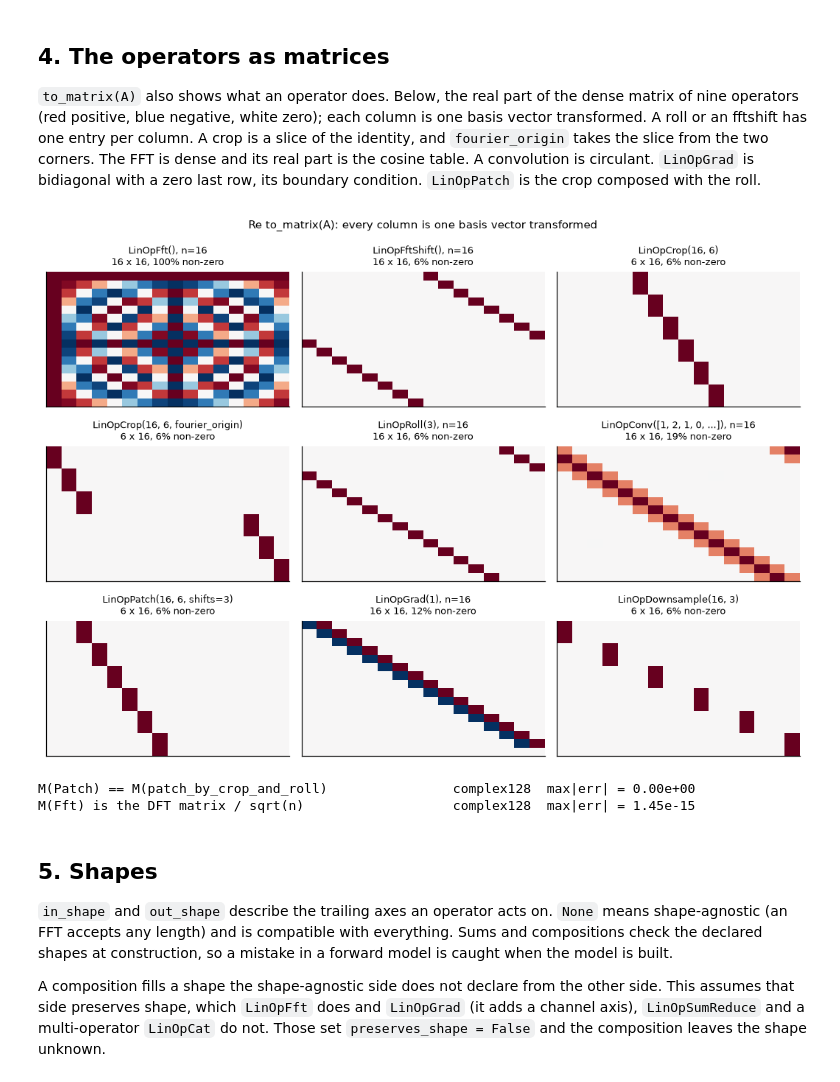
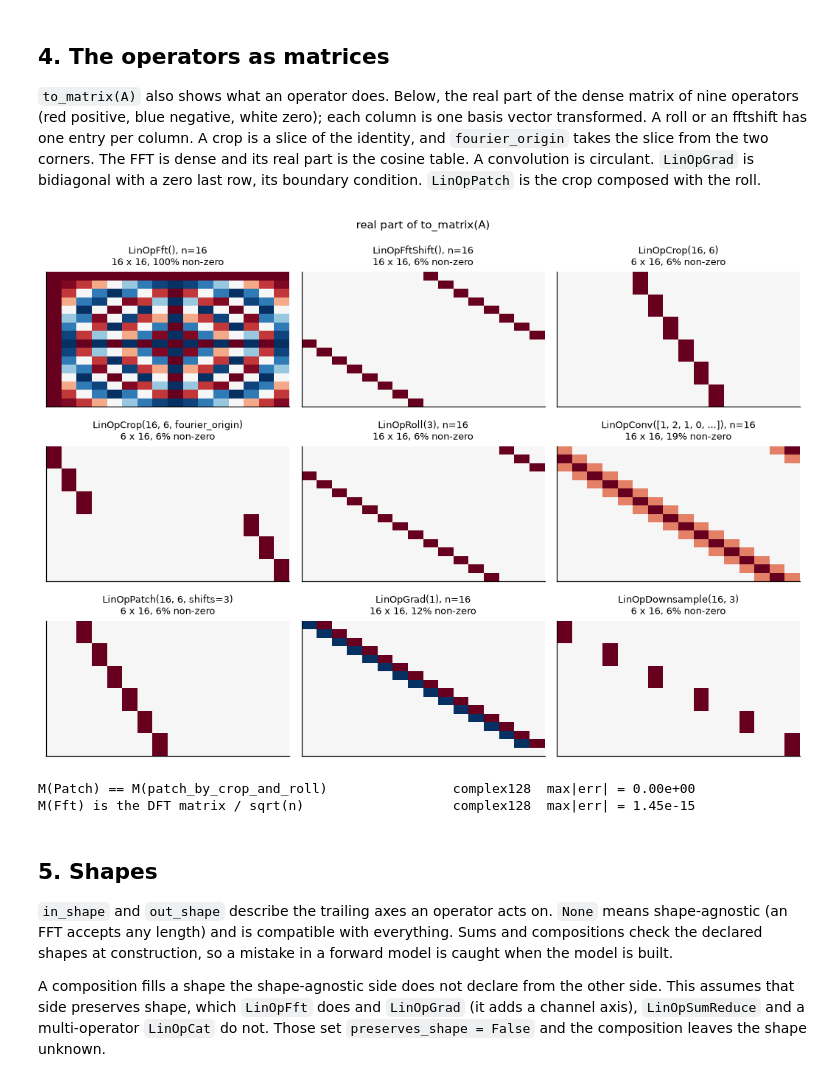
Before and after one commit to jon-dong/minimal-linop, a Jupyter notebook: notebooks/02_what_it_computes.ipynb, the cells around one changed output. Drawn from its saved outputs; the diff is of its cells as text; code cells hidden in the pictures.

```diff
--- a/notebooks/02_what_it_computes.ipynb
+++ b/notebooks/02_what_it_computes.ipynb
@@ -220,35 +220,35 @@ LinOpSumReduce(dim=0, size=3)                        raises      ValueError: dim
 # %%
 gallery = [
     ("LinOpFft(), n=16", LinOpFft(), 16),
     ("LinOpFftShift(), n=16", LinOpFftShift(), 16),
     ("LinOpCrop(16, 6)", LinOpCrop(16, 6), 16),
     ("LinOpCrop(16, 6, fourier_origin)", LinOpCrop(16, 6, fourier_origin=True), 16),
     ("LinOpRoll(3), n=16", LinOpRoll(3), 16),
     ("LinOpConv([1, 2, 1, 0, ...]), n=16", LinOpConv(torch.tensor([1.0, 2.0, 1.0] + [0.0] * 13, dtype=F64)), 16),
     ("LinOpPatch(16, 6, shifts=3)", LinOpPatch(16, 6, shifts=3), 16),
     ("LinOpGrad(1), n=16", LinOpGrad(1), 16),
     ("LinOpDownsample(16, 3)", LinOpDownsample(16, 3), 16),
 ]
 fig, axes = plt.subplots(3, 3, figsize=(9.6, 6.9))
 for ax, (name, op, n) in zip(axes.ravel(), gallery):
     M = dense(op, in_shape=n).numpy()
     lim = max(abs(M.real).max(), 1e-12)
     ax.imshow(M.real, cmap="RdBu_r", vmin=-lim, vmax=lim, aspect="auto", interpolation="nearest")
     ax.set_title(f"{name}\n{M.shape[0]} x {M.shape[1]}, {100*(abs(M) > 1e-12).mean():.0f}% non-zero",
                  fontsize=8.5)
     ax.grid(False); ax.set_xticks([]); ax.set_yticks([])
-fig.suptitle("Re to_matrix(A): every column is one basis vector transformed", fontsize=10)
+fig.suptitle("real part of to_matrix(A)", fontsize=10)
 fig.tight_layout()
 plt.show()
 
 check("M(Patch) == M(patch_by_crop_and_roll)", dense(LinOpPatch(16, 6, shifts=3), in_shape=16),
       dense(patch_by_crop_and_roll(16, 6, shifts=3), in_shape=16))
 check("M(Fft) is the DFT matrix / sqrt(n)",
       dense(LinOpFft(), in_shape=8),
       torch.exp(-2j * math.pi * torch.outer(torch.arange(8, dtype=F64), torch.arange(8, dtype=F64)) / 8)
       / math.sqrt(8))
 # %% [output]
-[figure, old version]
+[figure, new version]
 M(Patch) == M(patch_by_crop_and_roll)                complex128  max|err| = 0.00e+00
 M(Fft) is the DFT matrix / sqrt(n)                   complex128  max|err| = 1.45e-15
 # %% [markdown]
```
Also changed, not shown: 1 other file.
